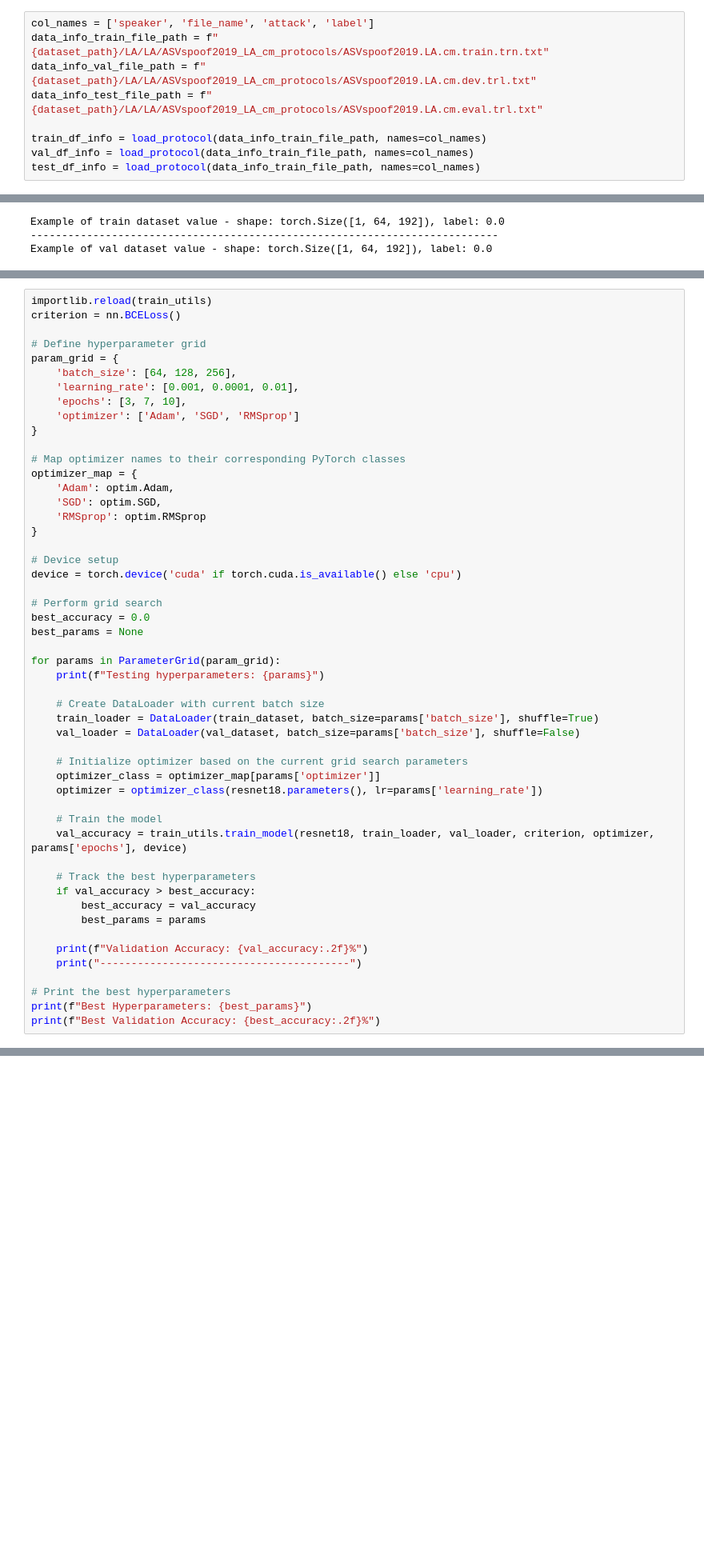
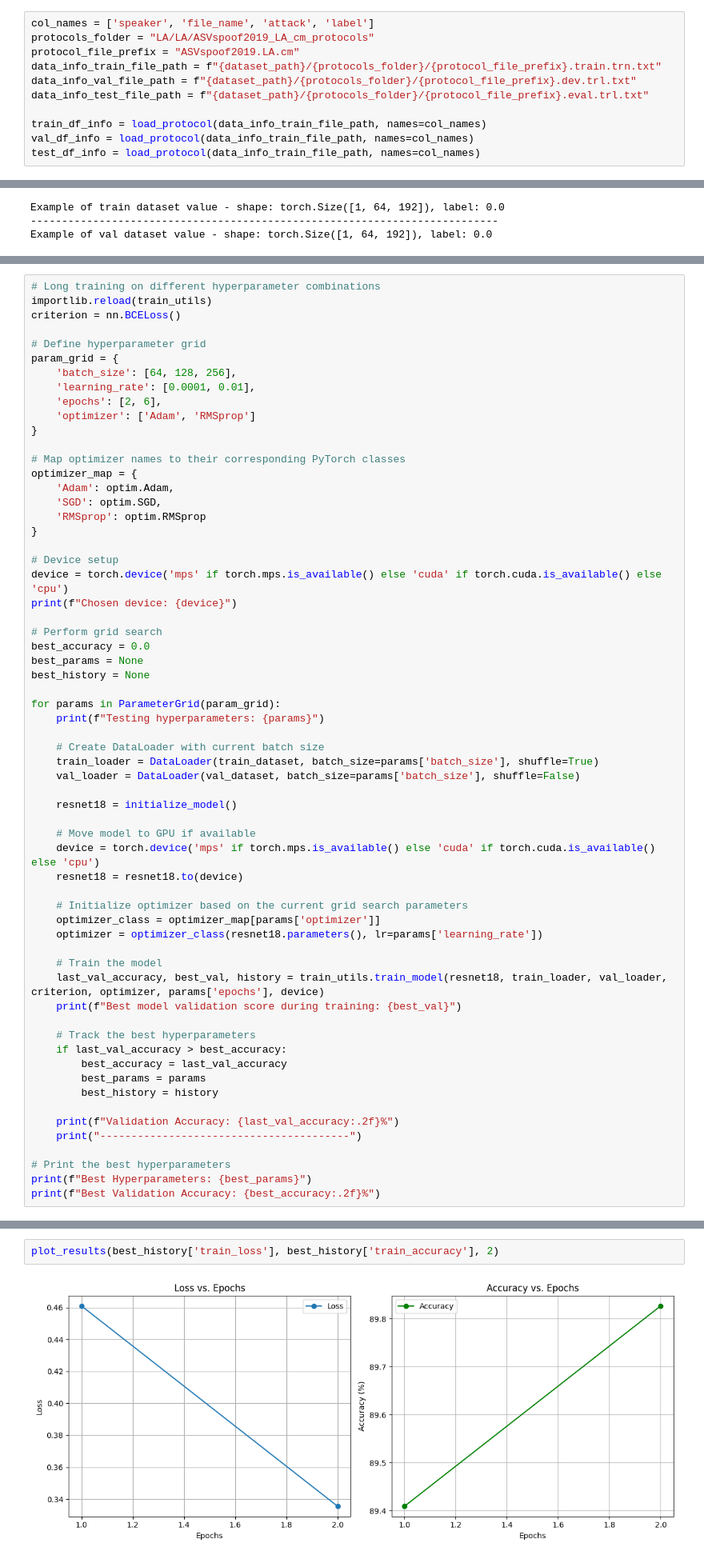
Before and after one commit to Roee97/Fake-Voice-Detection, a Jupyter notebook: Resnet.ipynb, the cells around one changed output, grey strips where cells are left out. Shown: that part at 80% size. Saved outputs shown, nothing was run; the diff lists cells and outputs as text; blank space fills up the shorter version.

Commit message:
finished long training on Resnet

```diff
--- a/Resnet.ipynb
+++ b/Resnet.ipynb
@@ -92,9 +91,11 @@ plt.show()
 [figure]
 # %%
 col_names = ['speaker', 'file_name', 'attack', 'label']
-data_info_train_file_path = f"{dataset_path}/LA/LA/ASVspoof2019_LA_cm_protocols/ASVspoof2019.LA.cm.train.trn.txt"
-data_info_val_file_path = f"{dataset_path}/LA/LA/ASVspoof2019_LA_cm_protocols/ASVspoof2019.LA.cm.dev.trl.txt"
-data_info_test_file_path = f"{dataset_path}/LA/LA/ASVspoof2019_LA_cm_protocols/ASVspoof2019.LA.cm.eval.trl.txt"
+protocols_folder = "LA/LA/ASVspoof2019_LA_cm_protocols"
+protocol_file_prefix = "ASVspoof2019.LA.cm"
+data_info_train_file_path = f"{dataset_path}/{protocols_folder}/{protocol_file_prefix}.train.trn.txt"
+data_info_val_file_path = f"{dataset_path}/{protocols_folder}/{protocol_file_prefix}.dev.trl.txt"
+data_info_test_file_path = f"{dataset_path}/{protocols_folder}/{protocol_file_prefix}.eval.trl.txt"
 
 train_df_info = load_protocol(data_info_train_file_path, names=col_names)
 val_df_info = load_protocol(data_info_train_file_path, names=col_names)
@@ -244,13 +245,14 @@ resnet18 = resnet18.to(device)
 # %%
+# Long training on different hyperparameter combinations
 importlib.reload(train_utils)
 criterion = nn.BCELoss()
 
 # Define hyperparameter grid
 param_grid = {
     'batch_size': [64, 128, 256],
-    'learning_rate': [0.001, 0.0001, 0.01],
-    'epochs': [3, 7, 10],
-    'optimizer': ['Adam', 'SGD', 'RMSprop']
+    'learning_rate': [0.0001, 0.01],
+    'epochs': [2, 6],
+    'optimizer': ['Adam', 'RMSprop']
 }
 
 # Map optimizer names to their corresponding PyTorch classes
@@ -261,11 +263,13 @@ optimizer_map = {
 }
 
 # Device setup
-device = torch.device('cuda' if torch.cuda.is_available() else 'cpu')
+device = torch.device('mps' if torch.mps.is_available() else 'cuda' if torch.cuda.is_available() else 'cpu')
+print(f"Chosen device: {device}")
 
 # Perform grid search
 best_accuracy = 0.0
 best_params = None
+best_history = None
 
 for params in ParameterGrid(param_grid):
     print(f"Testing hyperparameters: {params}")
@@ -274,19 +278,27 @@ for params in ParameterGrid(param_grid):
     train_loader = DataLoader(train_dataset, batch_size=params['batch_size'], shuffle=True)
     val_loader = DataLoader(val_dataset, batch_size=params['batch_size'], shuffle=False)
 
+    resnet18 = initialize_model()
+
+    # Move model to GPU if available
+    device = torch.device('mps' if torch.mps.is_available() else 'cuda' if torch.cuda.is_available() else 'cpu')
+    resnet18 = resnet18.to(device)
+
     # Initialize optimizer based on the current grid search parameters
     optimizer_class = optimizer_map[params['optimizer']]
     optimizer = optimizer_class(resnet18.parameters(), lr=params['learning_rate'])
 
     # Train the model
-    val_accuracy = train_utils.train_model(resnet18, train_loader, val_loader, criterion, optimizer, params['epochs'], device)
+    last_val_accuracy, best_val, history = train_utils.train_model(resnet18, train_loader, val_loader, criterion, optimizer, params['epochs'], device)
+    print(f"Best model validation score during training: {best_val}")
 
     # Track the best hyperparameters
-    if val_accuracy > best_accuracy:
-        best_accuracy = val_accuracy
+    if last_val_accuracy > best_accuracy:
+        best_accuracy = last_val_accuracy
         best_params = params
+        best_history = history
 
-    print(f"Validation Accuracy: {val_accuracy:.2f}%")
+    print(f"Validation Accuracy: {last_val_accuracy:.2f}%")
     print("----------------------------------------")
 
 # Print the best hyperparameters
@@ -320,0 +331,4 @@ Example dataset value of shape: torch.Size([1, 64, 192]) - label: 0
+# %%
+plot_results(best_history['train_loss'], best_history['train_accuracy'], 2)
+# %% [output]
+[figure, added]
```
Also changed, not shown: parts of 9 cells of this notebook, 2 other files.
